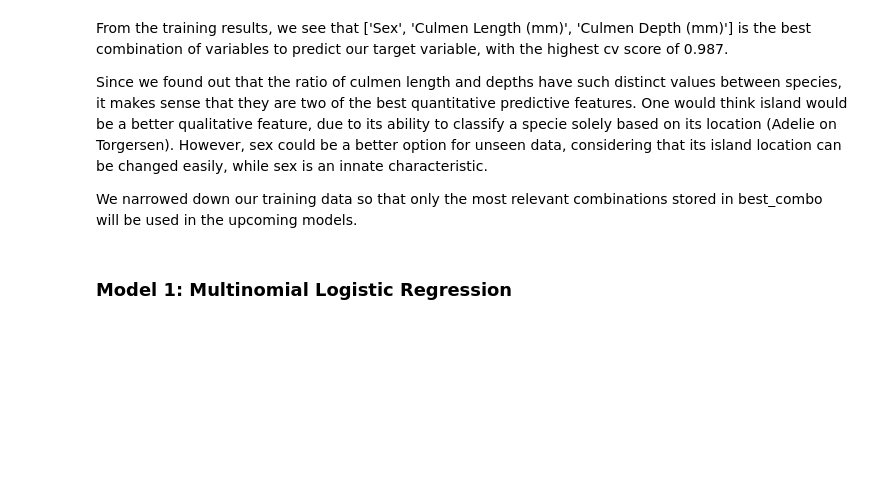
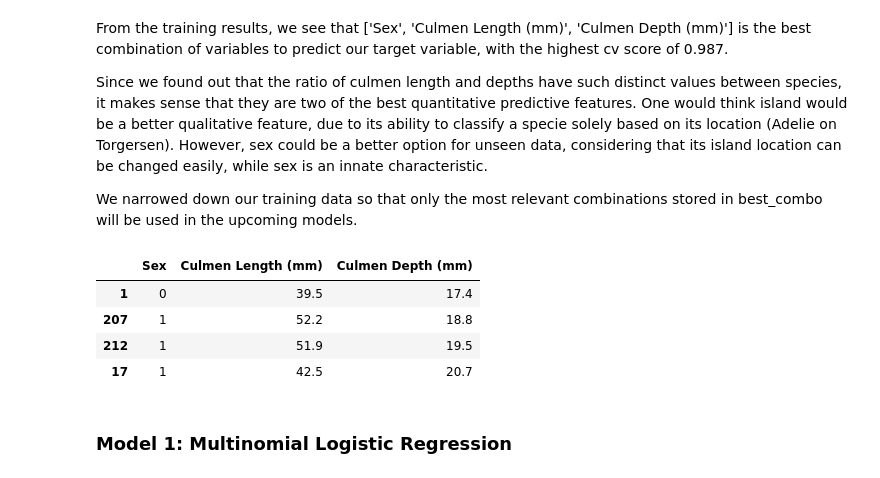
Before and after one commit to priyanshu-24-003/palmer-penguins-classification, a Jupyter notebook: experiments/penguins-classification.ipynb, the cells around one changed output. Drawn from its saved outputs; the diff is of its cells as text; code cells hidden in the pictures; blank space fills up the shorter version.

```diff
--- a/experiments/penguins-classification.ipynb
+++ b/experiments/penguins-classification.ipynb
@@ -364,25 +373,3 @@ We will first use logistic regression to find out which columns of a dataset are
 Our task entails finding a small number of variables that is predictive of penguin species, so this model is particularly useful in choosing the best combination of variables with the best accuracy, or the highest cv score.
 
 We wrote a function to automatically calculate cv scores from a column combination.
-# %%
-from sklearn.linear_model import LogisticRegression
-from sklearn.model_selection import cross_val_score
-
-def check_column_scores(cols):
-    """
-    Trains and evaluates Logistic Regression via crossvalidation on the columns
-    of the dataset with select indeces
-
-    Parameters
-    ----------
-    cols : list of strings, columns on which to be trained
-
-    Return
-    ----------
-    float : average of 5 cross validation scores
-    """
-
-    #Logistic Regression Model
-    LR = LogisticRegression(max_iter = 5000)
-
-    return cross_val_score(LR, X_train[cols], y_train, cv = 5).mean()
@@ -432,6 +423,13 @@ We narrowed down our training data so that only the most relevant combinations s
 # %%
 #Modify X_train to only include the best predictor variables chosen from feature selection
 X_train = X_train[best_combo]
+X_train.sample(4)
+# %% [output]
+|  | Sex | Culmen Length (mm) | Culmen Depth (mm) |
+| 1 | 0 | 39.5 | 17.4 |
+| 207 | 1 | 52.2 | 18.8 |
+| 212 | 1 | 51.9 | 19.5 |
+| 17 | 1 | 42.5 | 20.7 |
 # %% [markdown]
 ### Model 1: Multinomial Logistic Regression
 # %% [markdown]
```
Also changed, not shown: parts of 4 cells of this notebook, 4 other files.
